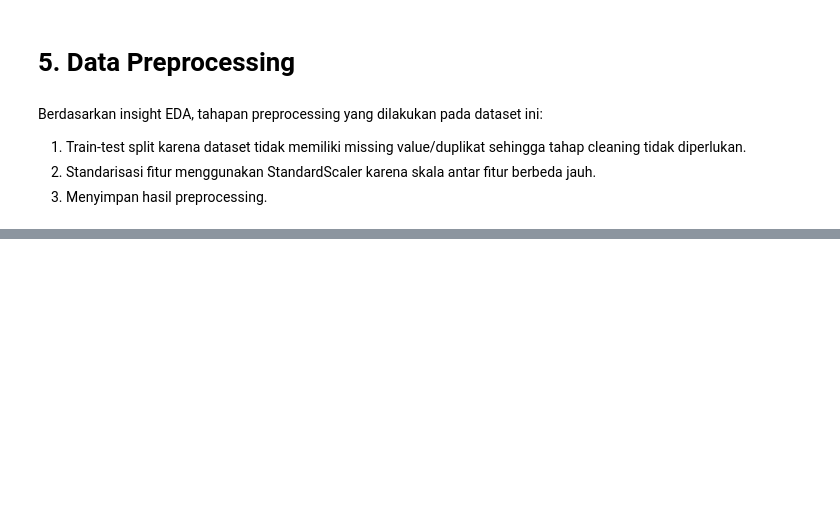
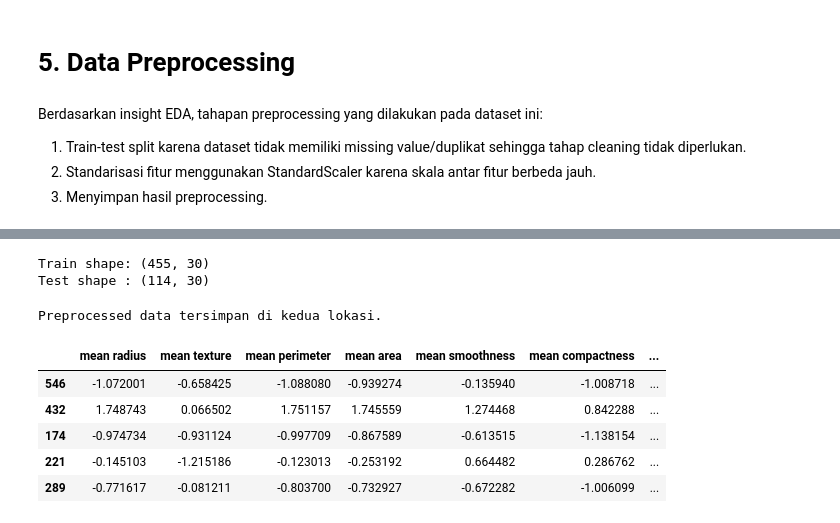
Before and after one commit to maymilla/Eksperimen_SML_Mayla-Yaffa-Ludmilla, a Jupyter notebook: preprocessing/Eksperimen_Mayla.ipynb, the cells around one changed output, grey strips where cells are left out. Cells and saved outputs as stored; diff of their text form; code cells hidden in the pictures; blank space fills up the shorter version.

Commit message:
fix: uncomment manual preprocessing, run automate script separately after

```diff
--- a/preprocessing/Eksperimen_Mayla.ipynb
+++ b/preprocessing/Eksperimen_Mayla.ipynb
@@ -155,35 +142,46 @@ train_df, test_df = preprocess_data(
 # %%
-# X = df.drop(columns=['target'])
-# y = df['target']
+X = df.drop(columns=['target'])
+y = df['target']
 
-# X_train, X_test, y_train, y_test = train_test_split(
-#     X, y, test_size=0.2, random_state=42, stratify=y
-# )
+X_train, X_test, y_train, y_test = train_test_split(
+    X, y, test_size=0.2, random_state=42, stratify=y
+)
 
-# scaler = StandardScaler()
-# X_train_scaled = pd.DataFrame(scaler.fit_transform(X_train), columns=X.columns, index=X_train.index)
-# X_test_scaled = pd.DataFrame(scaler.transform(X_test), columns=X.columns, index=X_test.index)
+scaler = StandardScaler()
+X_train_scaled = pd.DataFrame(scaler.fit_transform(X_train), columns=X.columns, index=X_train.index)
+X_test_scaled = pd.DataFrame(scaler.transform(X_test), columns=X.columns, index=X_test.index)
 
-# print('Train shape:', X_train_scaled.shape)
-# print('Test shape :', X_test_scaled.shape)
+print('Train shape:', X_train_scaled.shape)
+print('Test shape :', X_test_scaled.shape)
+# %% [output]
+Train shape: (455, 30)
+Test shape : (114, 30)
 # %%
-# import os
+import os
 
-# train_df = X_train_scaled.copy()
-# train_df['target'] = y_train.values
+train_df = X_train_scaled.copy()
+train_df['target'] = y_train.values
 
-# test_df = X_test_scaled.copy()
-# test_df['target'] = y_test.values
+test_df = X_test_scaled.copy()
+test_df['target'] = y_test.values
 
-# local_out_dir = 'breast_cancer_preprocessing'
-# os.makedirs(local_out_dir, exist_ok=True)
-# train_df.to_csv(os.path.join(local_out_dir, 'train.csv'), index=False)
-# test_df.to_csv(os.path.join(local_out_dir, 'test.csv'), index=False)
+local_out_dir = 'breast_cancer_preprocessing'
+os.makedirs(local_out_dir, exist_ok=True)
+train_df.to_csv(os.path.join(local_out_dir, 'train.csv'), index=False)
+test_df.to_csv(os.path.join(local_out_dir, 'test.csv'), index=False)
 
-# model_out_dir = '../../Membangun_model/breast_cancer_preprocessing'
-# os.makedirs(model_out_dir, exist_ok=True)
-# train_df.to_csv(os.path.join(model_out_dir, 'train.csv'), index=False)
-# test_df.to_csv(os.path.join(model_out_dir, 'test.csv'), index=False)
+model_out_dir = '../../Membangun_model/breast_cancer_preprocessing'
+os.makedirs(model_out_dir, exist_ok=True)
+train_df.to_csv(os.path.join(model_out_dir, 'train.csv'), index=False)
+test_df.to_csv(os.path.join(model_out_dir, 'test.csv'), index=False)
 
-# print('Preprocessed data tersimpan di kedua lokasi.')
-# train_df.head()
+print('Preprocessed data tersimpan di kedua lokasi.')
+train_df.head()
+# %% [output]
+Preprocessed data tersimpan di kedua lokasi.
+|  | mean radius | mean texture | mean perimeter | mean area | mean smoothness | mean compactness | ... |
+| 546 | -1.072001 | -0.658425 | -1.088080 | -0.939274 | -0.135940 | -1.008718 | ... |
+| 432 | 1.748743 | 0.066502 | 1.751157 | 1.745559 | 1.274468 | 0.842288 | ... |
+| 174 | -0.974734 | -0.931124 | -0.997709 | -0.867589 | -0.613515 | -1.138154 | ... |
+| 221 | -0.145103 | -1.215186 | -0.123013 | -0.253192 | 0.664482 | 0.286762 | ... |
+| 289 | -0.771617 | -0.081211 | -0.803700 | -0.732927 | -0.672282 | -1.006099 | ... |
```
Also changed, not shown: parts of 5 cells of this notebook.
